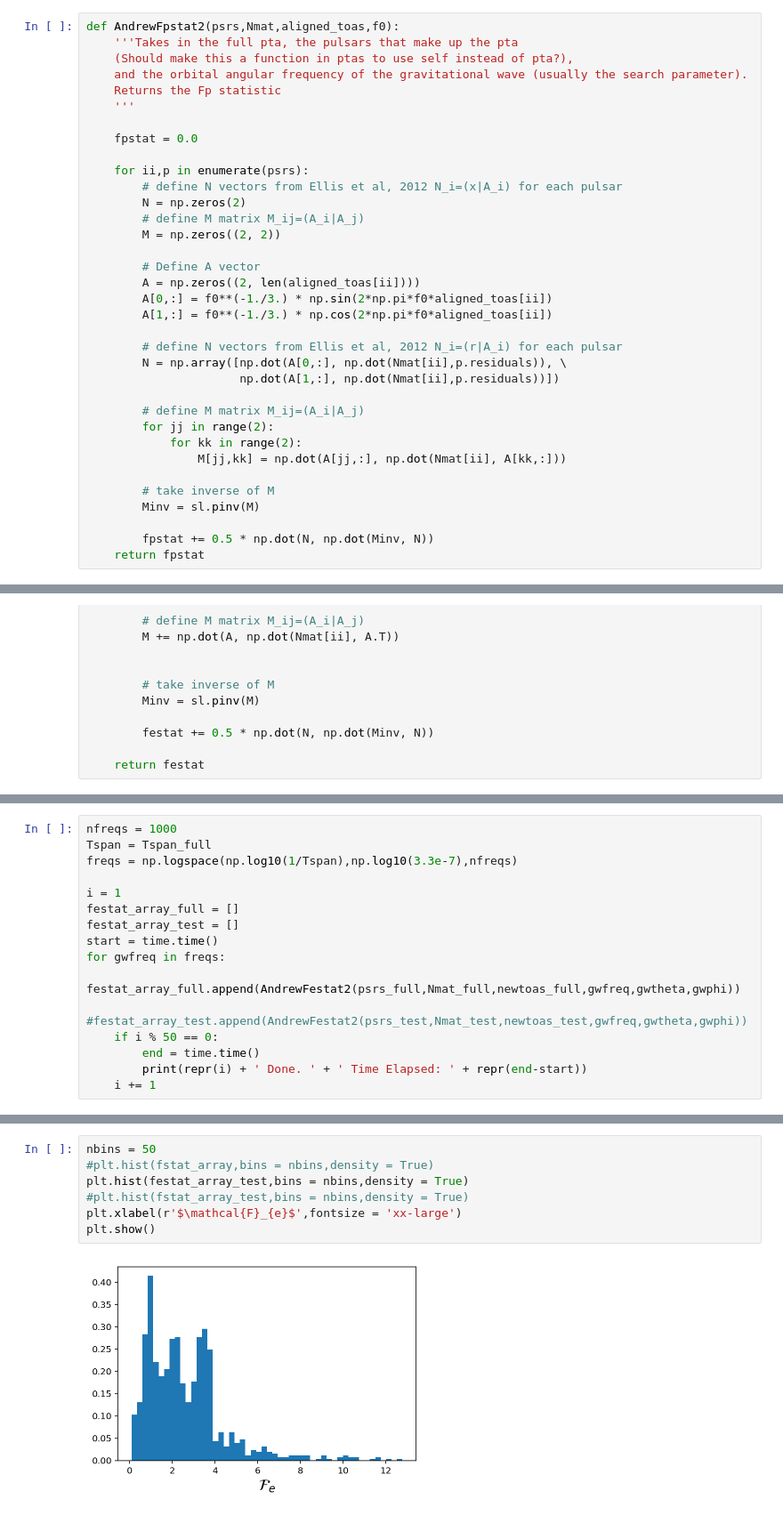
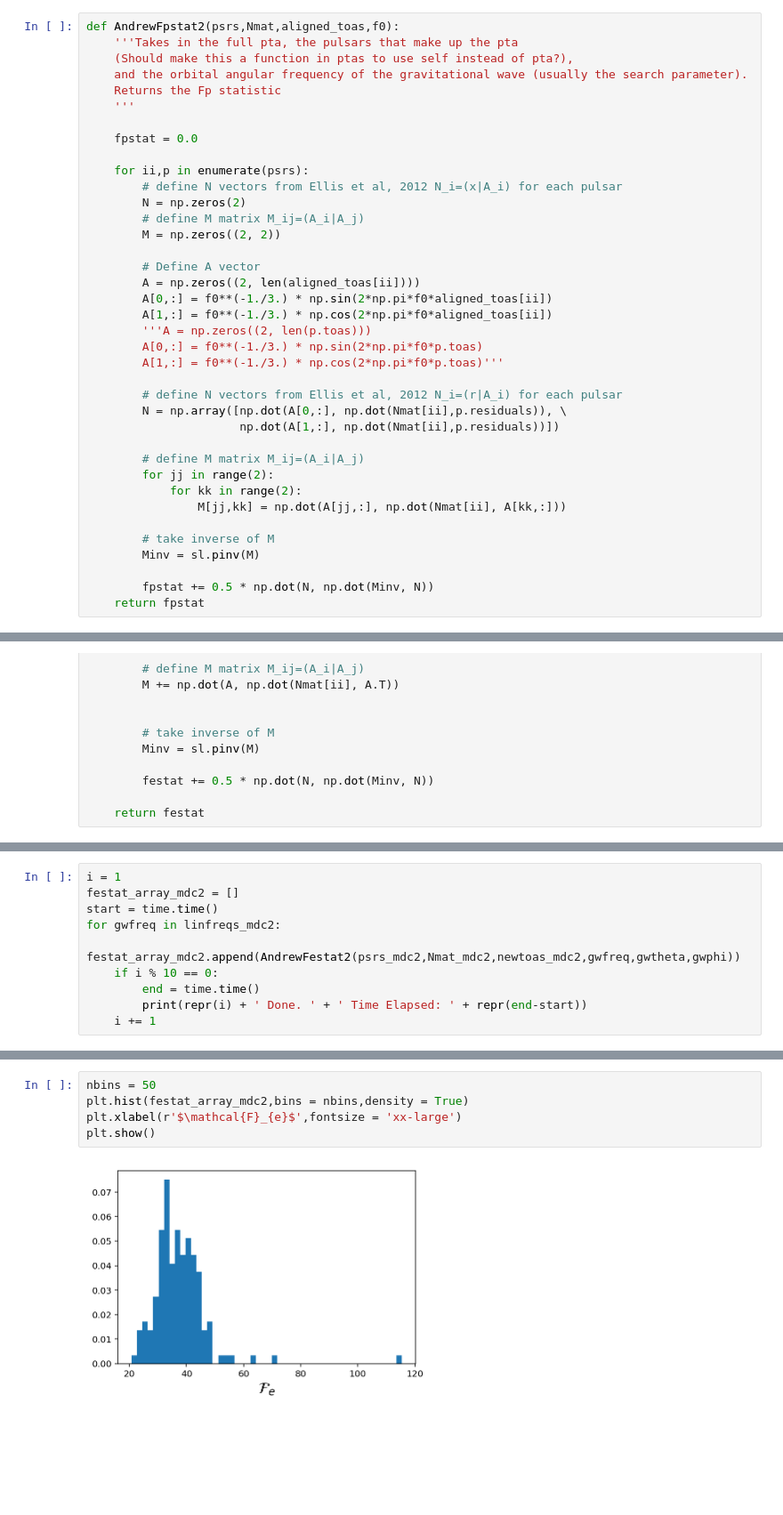
Before and after one commit to LBJ-Wade/NANOGrav, a Jupyter notebook: Fstat/FstatTest_MDC2.ipynb, the cells around one changed output, grey strips where cells are left out. Shown at 89% size. Saved outputs shown, nothing was run; the diff lists cells and outputs as text; blank space fills up the shorter version.

```diff
--- a/Fstat/FstatTest_MDC2.ipynb
+++ b/Fstat/FstatTest_MDC2.ipynb
@@ -260,6 +238,9 @@ def AndrewFpstat2(psrs,Nmat,aligned_toas,f0):
         A = np.zeros((2, len(aligned_toas[ii])))
         A[0,:] = f0**(-1./3.) * np.sin(2*np.pi*f0*aligned_toas[ii])
         A[1,:] = f0**(-1./3.) * np.cos(2*np.pi*f0*aligned_toas[ii])
+        '''A = np.zeros((2, len(p.toas)))
+        A[0,:] = f0**(-1./3.) * np.sin(2*np.pi*f0*p.toas)
+        A[1,:] = f0**(-1./3.) * np.cos(2*np.pi*f0*p.toas)'''
 
         # define N vectors from Ellis et al, 2012 N_i=(r|A_i) for each pulsar
         N = np.array([np.dot(A[0,:], np.dot(Nmat[ii],p.residuals)), \
@@ -390,16 +369,10 @@ gwphi = 10/180*np.pi
 # %%
-nfreqs = 1000
-Tspan = Tspan_full
-freqs = np.logspace(np.log10(1/Tspan),np.log10(3.3e-7),nfreqs)
-
 i = 1
-festat_array_full = []
-festat_array_test = []
+festat_array_mdc2 = []
 start = time.time()
-for gwfreq in freqs:
-    festat_array_full.append(AndrewFestat2(psrs_full,Nmat_full,newtoas_full,gwfreq,gwtheta,gwphi))
-    #festat_array_test.append(AndrewFestat2(psrs_test,Nmat_test,newtoas_test,gwfreq,gwtheta,gwphi))
-    if i % 50 == 0:
+for gwfreq in linfreqs_mdc2:
+    festat_array_mdc2.append(AndrewFestat2(psrs_mdc2,Nmat_mdc2,newtoas_mdc2,gwfreq,gwtheta,gwphi))
+    if i % 10 == 0:
         end = time.time()
         print(repr(i) + ' Done. ' + ' Time Elapsed: ' + repr(end-start))
     i += 1
@@ -427,9 +395,7 @@ for gwfreq in freqs:
 # %%
 nbins = 50
-#plt.hist(fstat_array,bins = nbins,density = True)
-plt.hist(festat_array_test,bins = nbins,density = True)
-#plt.hist(fstat_array_test,bins = nbins,density = True)
+plt.hist(festat_array_mdc2,bins = nbins,density = True)
 plt.xlabel(r'$\mathcal{F}_{e}$',fontsize = 'xx-large')
 plt.show()
 # %% [output]
-[figure, old version]
+[figure, new version]
```
Also changed, not shown: parts of 6 cells of this notebook.
